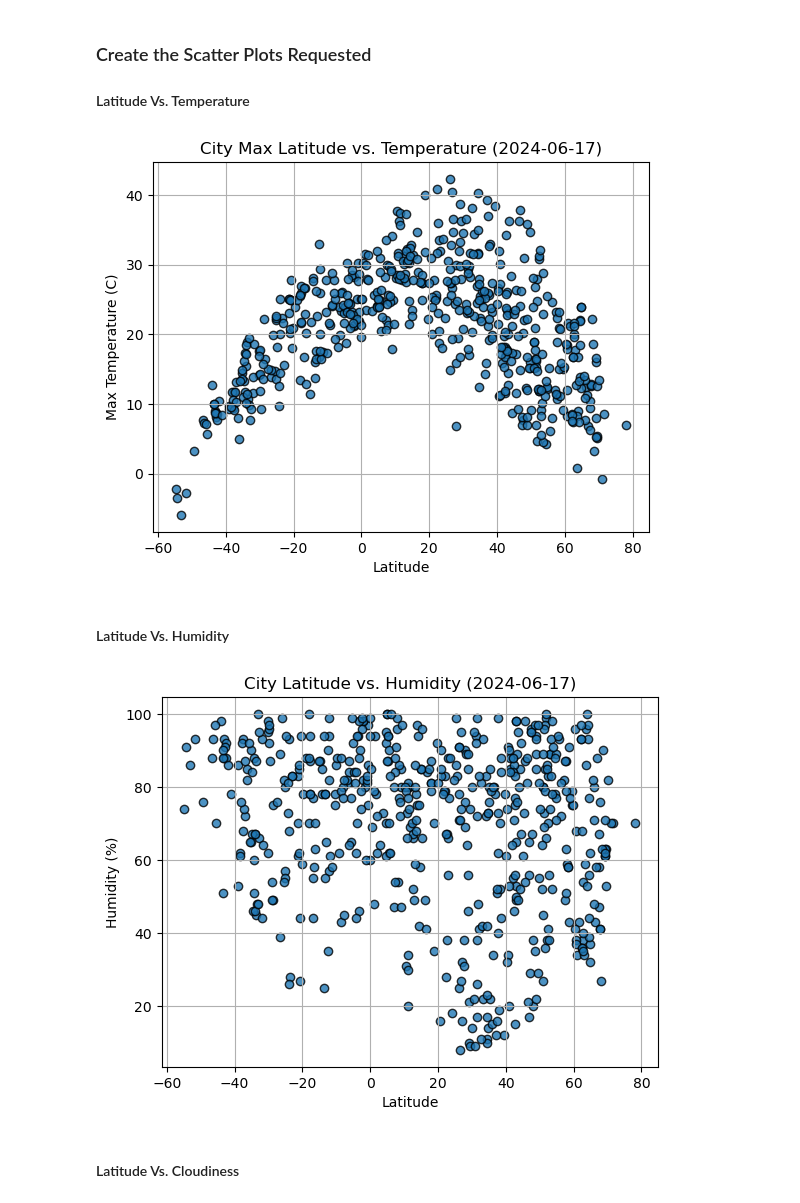
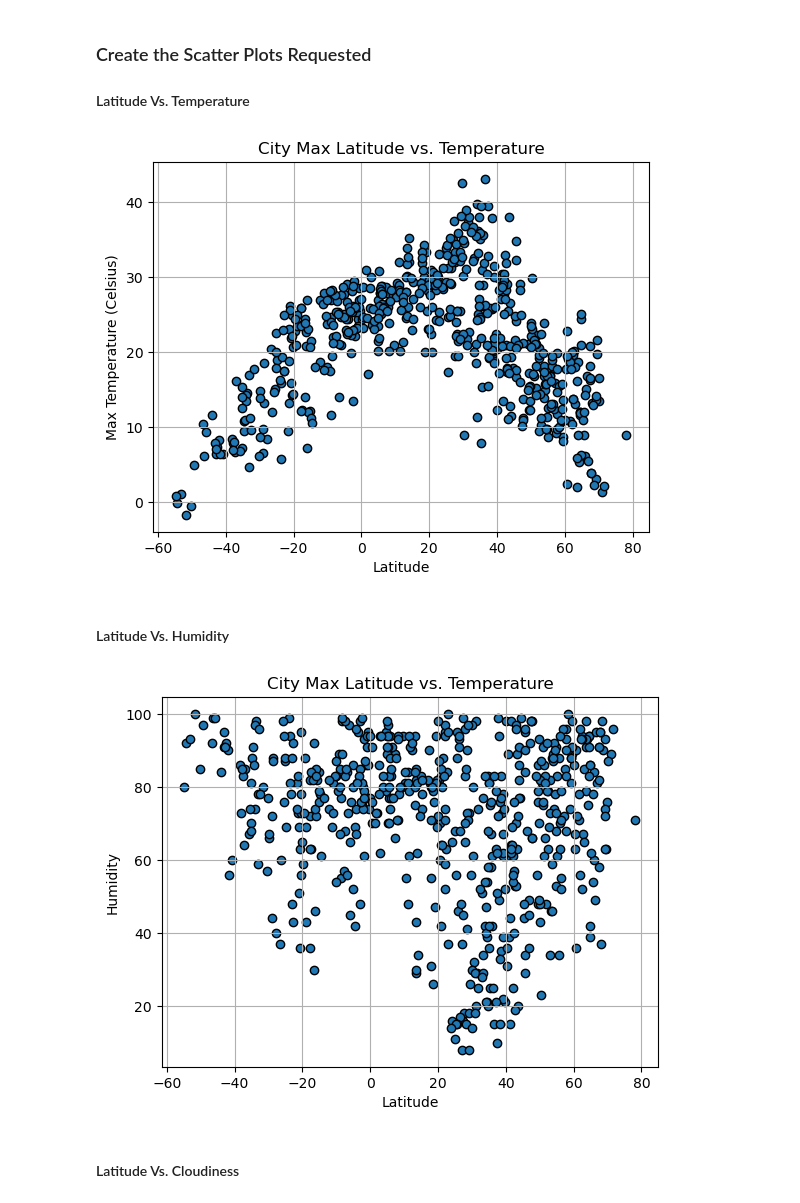
Before and after one commit to fincherc/python-api-challenge, a Jupyter notebook: WeatherPy/WeatherPy.ipynb, the cells around one changed output. Drawn from its saved outputs; the diff is of its cells as text; code cells hidden in the pictures.

Commit message:
Scatter Plot working

```diff
--- a/WeatherPy/WeatherPy.ipynb
+++ b/WeatherPy/WeatherPy.ipynb
@@ -195,10 +195,13 @@ city_data_df.head()
 #### Latitude Vs. Temperature
 # %%
 # Build scatter plot for latitude vs. temperature
-# YOUR CODE HERE
+plt.scatter(city_data_df["Lat"], city_data_df["Max Temp"], marker="o", edgecolors="black")
 
 # Incorporate the other graph properties
-# YOUR CODE HERE
+plt.title("City Max Latitude vs. Temperature")
+plt.ylabel("Max Temperature (Celsius)")
+plt.xlabel("Latitude")
+plt.grid(True)
 
 # Save the figure
 plt.savefig("output_data/Fig1.png")
@@ -206,23 +209,26 @@ plt.savefig("output_data/Fig1.png")
 # Show plot
 plt.show()
 # %% [output]
-[figure, old version]
+[figure, new version]
 # %% [markdown]
 #### Latitude Vs. Humidity
 # %%
-# Build the scatter plots for latitude vs. humidity
-# YOUR CODE HERE
+# Build scatter plot for latitude vs. humidity
+plt.scatter(city_data_df["Lat"], city_data_df["Humidity"], marker="o", edgecolors="black")
 
 # Incorporate the other graph properties
-# YOUR CODE HERE
+plt.title("City Max Latitude vs. Temperature")
+plt.ylabel("Humidity")
+plt.xlabel("Latitude")
+plt.grid(True)
 
 # Save the figure
 plt.savefig("output_data/Fig2.png")
 
 # Show plot
 plt.show()
 # %% [output]
-[figure, old version]
+[figure, new version]
 # %% [markdown]
 #### Latitude Vs. Cloudiness
 # %%
```
Also changed, not shown: parts of 17 cells of this notebook.
